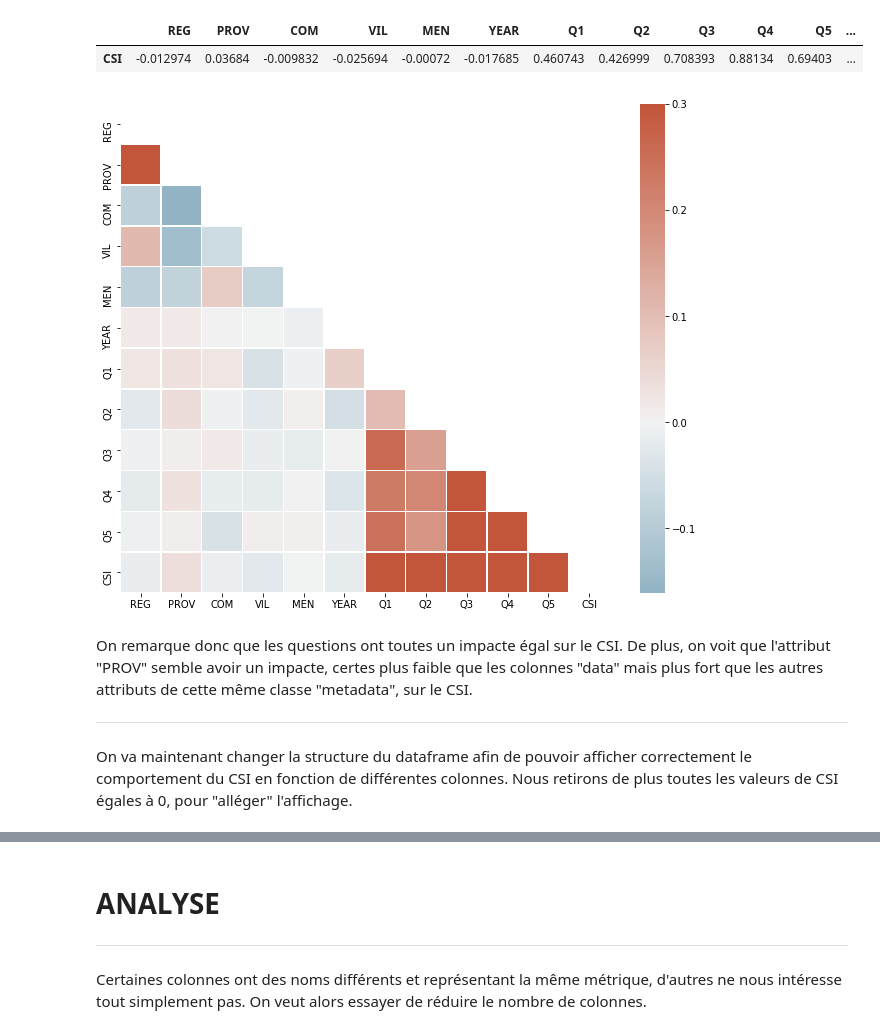
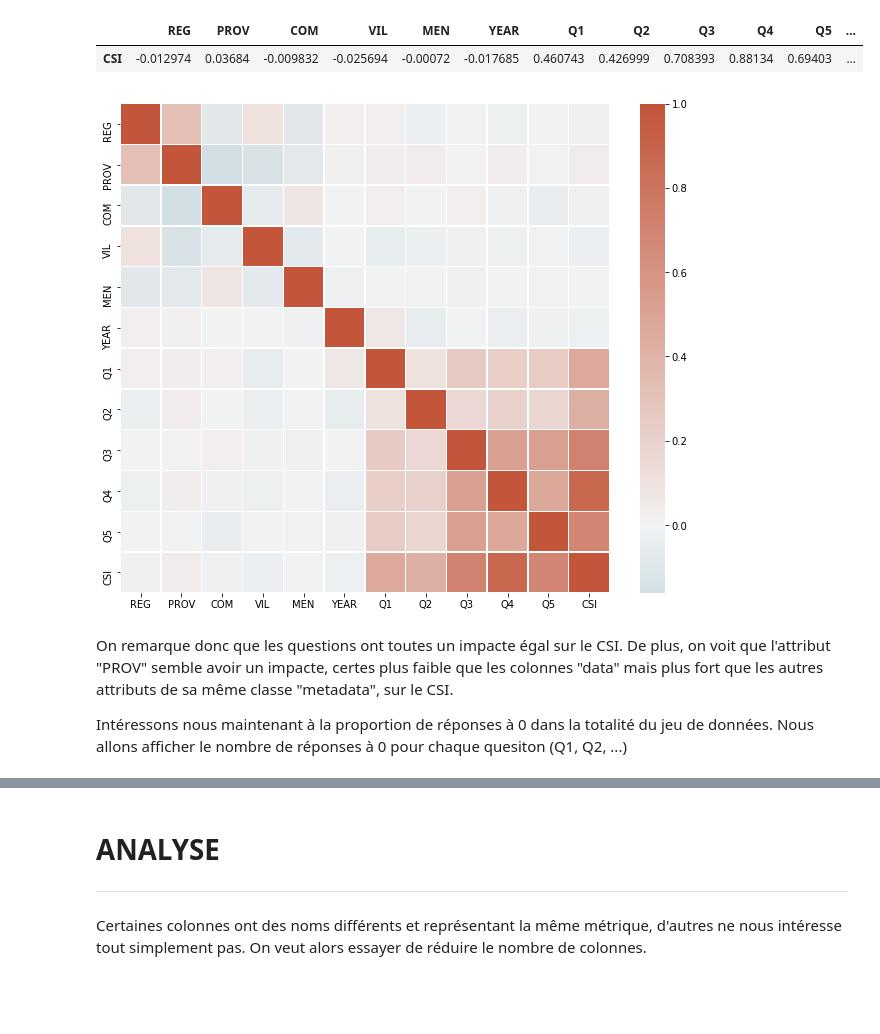
Before and after one commit to moulikatou/Ter_securite_Alimentaire_Miashs, a Jupyter notebook: notebooks/ter.ipynb, the cells around one changed output, grey strips where cells are left out. Cells and saved outputs as stored; diff of their text form; code cells hidden in the pictures; blank space fills up the shorter version.

```diff
--- a/notebooks/ter.ipynb
+++ b/notebooks/ter.ipynb
@@ -292,22 +278,21 @@ corr[corr.shape[0]-1:]
 # %%
 # Generate a mask for the upper triangle
 mask = np.triu(np.ones_like(corr, dtype=bool))
 
 # Set up the matplotlib figure
 f, ax = plt.subplots(figsize=(11, 9))
 
 # Generate a custom diverging colormap
 cmap = sns.diverging_palette(230, 20, as_cmap=True)
 
 # Draw the heatmap with the mask and correct aspect ratio
-sns.heatmap(corr, mask=mask, cmap=cmap, vmax=.3, center=0,
-            square=True, linewidths=.5, cbar_kws={"shrink": 1})
+# sns.heatmap(corr, mask=mask, cmap=cmap, vmax=.3, center=0,
+            # square=True, linewidths=.5, cbar_kws={"shrink": 1})
+sns.heatmap(corr, cmap=cmap, vmax=1., center=0, square=True, linewidths=.5, cbar_kws={"shrink": 1})
 plt.show()
 # %% [output]
-[figure, old version]
+[figure, new version]
 # %% [markdown]
-On remarque donc que les questions ont toutes un impacte égal sur le CSI. De plus, on voit que l'attribut "PROV" semble avoir un impacte, certes plus faible que les colonnes "data" mais plus fort que les autres attributs de cette même classe "metadata", sur le CSI.
+On remarque donc que les questions ont toutes un impacte égal sur le CSI. De plus, on voit que l'attribut "PROV" semble avoir un impacte, certes plus faible que les colonnes "data" mais plus fort que les autres attributs de sa même classe "metadata", sur le CSI.
 
-----
-
-On va maintenant changer la structure du dataframe afin de pouvoir afficher correctement le comportement du CSI en fonction de différentes colonnes. Nous retirons de plus toutes les valeurs de CSI égales à 0, pour "alléger" l'affichage.
+Intéressons nous maintenant à la proportion de réponses à 0 dans la totalité du jeu de données. Nous allons afficher le nombre de réponses à 0 pour chaque quesiton (Q1, Q2, ...)
```
Also changed, not shown: parts of 18 cells of this notebook.
